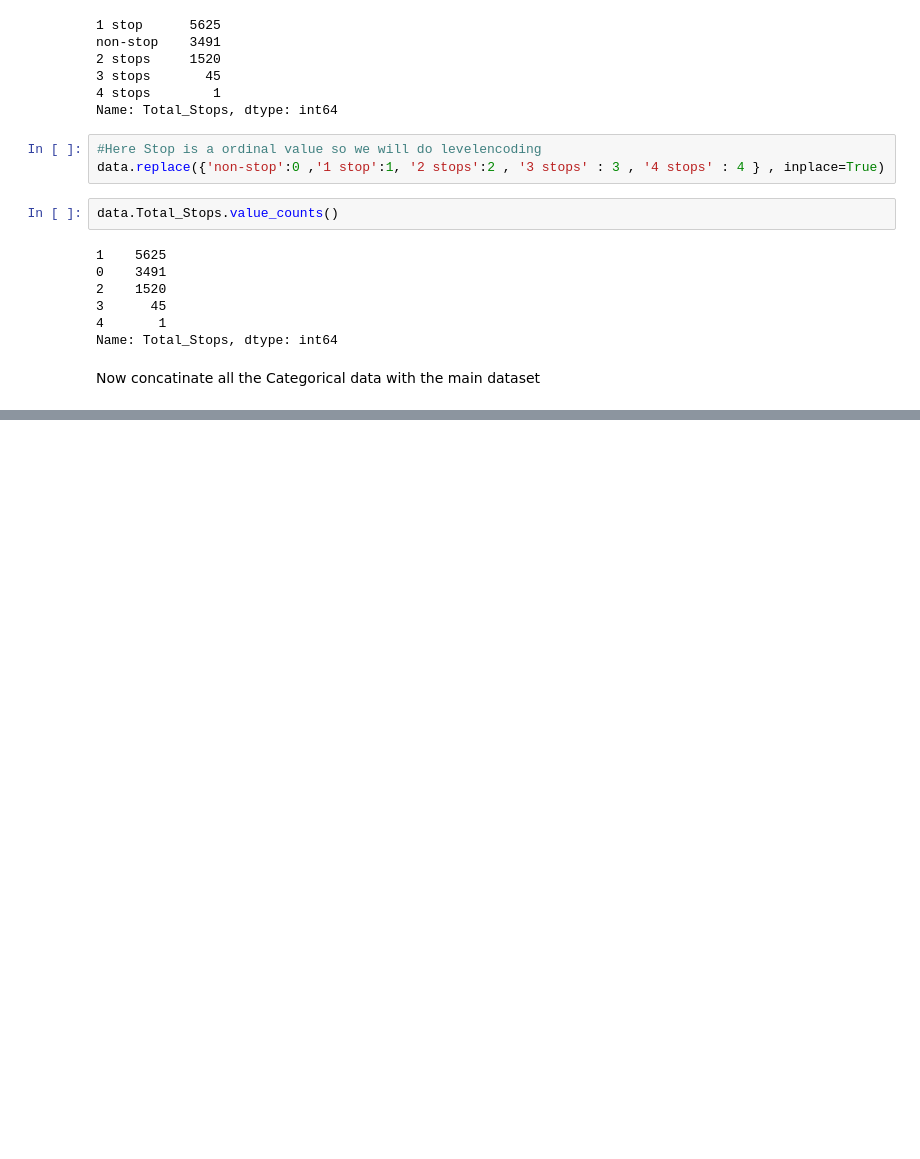
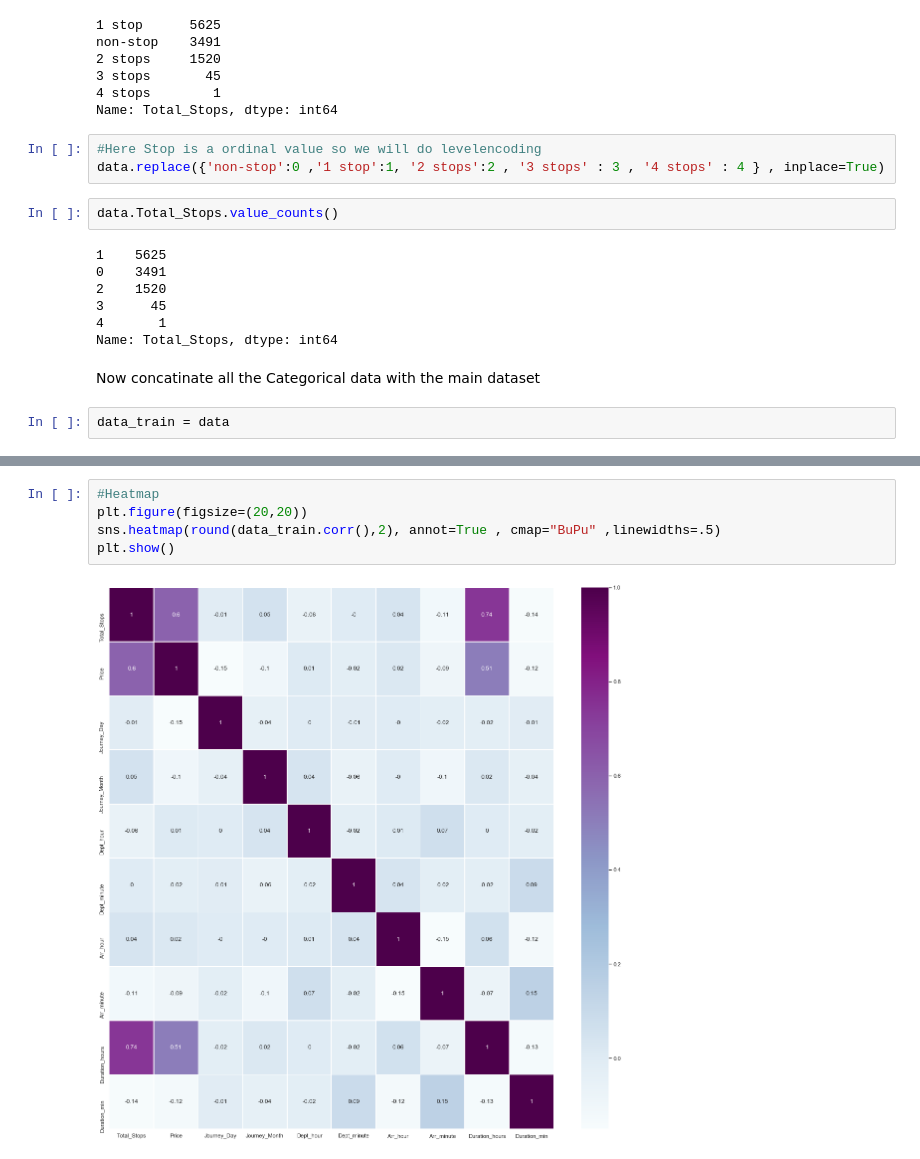
Before and after one commit to soumyadeep28/Data-Science, a Jupyter notebook: Internship_Mock_Projects/Projects/AirFlight_fare_prediction/Air Fare Prediction.ipynb, the cells around one changed output, grey strips where cells are left out. Saved outputs shown, nothing was run; the diff lists cells and outputs as text; blank space fills up the shorter version.

```diff
--- a/Internship_Mock_Projects/Projects/AirFlight_fare_prediction/Air Fare Prediction.ipynb
+++ b/Internship_Mock_Projects/Projects/AirFlight_fare_prediction/Air Fare Prediction.ipynb
@@ -385,4 +387,6 @@ data.Total_Stops.value_counts()
 Name: Total_Stops, dtype: int64
 # %% [markdown]
 Now concatinate all the Categorical data with the main dataset
+# %%
+data_train = data
 # %%
@@ -413,0 +729,7 @@ data.shape
+# %%
+#Heatmap
+plt.figure(figsize=(20,20))
+sns.heatmap(round(data_train.corr(),2), annot=True , cmap="BuPu" ,linewidths=.5)
+plt.show()
+# %% [output]
+[figure, added]
```
Also changed, not shown: parts of 68 cells of this notebook.
